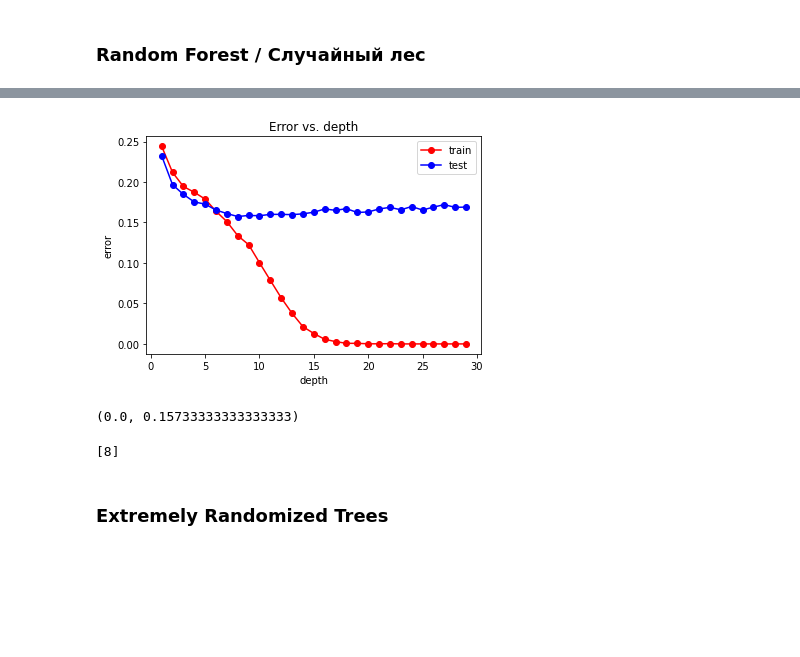
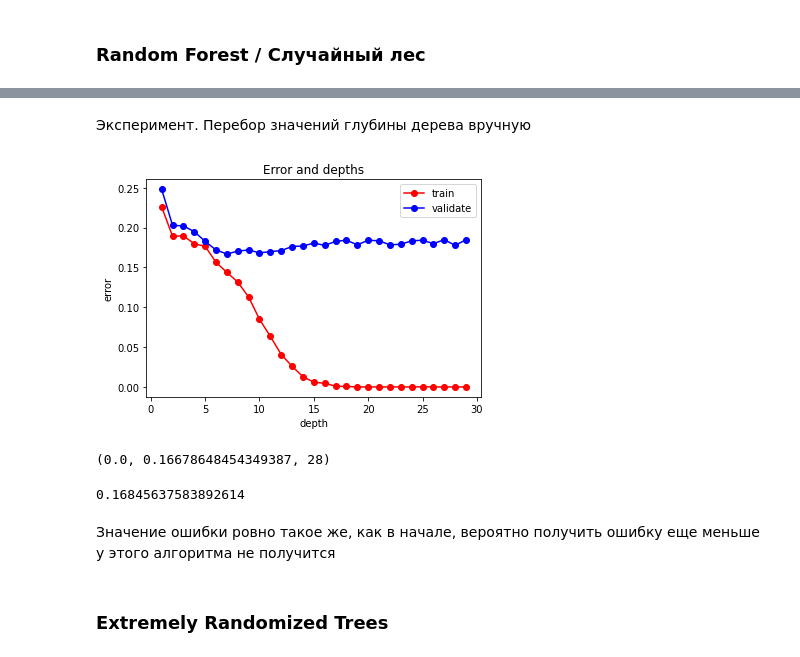
Before and after one commit to PureEvil-UselessMan/MachineLearningAndDataAnalysis, a Jupyter notebook: 00. ML.ipynb, the cells around one changed output, grey strips where cells are left out. Cells and saved outputs as stored; diff of their text form; code cells hidden in the pictures; blank space fills up the shorter version.

```diff
--- a/00. ML.ipynb
+++ b/00. ML.ipynb
@@ -127,0 +302,3 @@ sns.pairplot(data[["VEHICLE_OWNERSHIP", "CREDIT_SCORE", "OUTCOME"]], hue="OUTCOM
+# %%
+rows_to_drop = data[data['PAST_ACCIDENTS'] > data['PAST_ACCIDENTS'].quantile(0.997)].index
+len(rows_to_drop)
@@ -127,0 +307,2 @@ sns.pairplot(data[["VEHICLE_OWNERSHIP", "CREDIT_SCORE", "OUTCOME"]], hue="OUTCOM
+# %%
+data = data.drop(rows_to_drop)
@@ -475,37 +826,47 @@ y_test_pred_svc = rf.predict(X_test)
-# %%
-depth = np.arange(1, 30)
-test_err = []
-train_err = []
-for dep in depth:
-    rand_forest_model = RandomForestClassifier(max_depth = dep)
-    rand_forest_model.fit(X_train, y_train)
-
-    y_train_pred = rand_forest_model.predict(X_train)
-    y_test_pred = rand_forest_model.predict(X_test)
-    train_err.append(np.mean(y_train != y_train_pred))
-    test_err.append(np.mean(y_test != y_test_pred))
+# %% [markdown]
+Эксперимент. Перебор значений глубины дерева вручную
+# %%
+depths = np.arange(1, 30)
+train_errs = []
+validate_errs = []
+best_depth = 1
+# Разделение на тренировочные и проверочные данные
+X_train_train, X_validate, y_train_train, y_validate = train_test_split(X_train, y_train, test_size = 0.2, random_state = 42)
+for depth in depths:
+    rf_f = RandomForestClassifier(max_depth = depth)
+    rf_f.fit(X_train_train, y_train_train)
+    train_errs.append(1 - rf_f.score(X_train_train, y_train_train))
+    validate_err = 1 - rf_f.score(X_validate, y_validate)
+    try:
+        if validate_err < validate_errs[-1]:
+            best_depth = depth
+    except:
+        pass
+    validate_errs.append(1 - rf_f.score(X_validate, y_validate))
 # %%
-hidden_layer = np.arange(1, 30)
-plt.plot(hidden_layer, train_err, 'r-o', label = 'train')
-plt.plot(hidden_layer, test_err, 'b-o', label = 'test')
-plt.title('Error vs. depth')
+plt.plot(depths, train_errs, 'r-o', label = 'train')
+plt.plot(depths, validate_errs, 'b-o', label = 'validate')
+plt.title('Error and depths')
 plt.xlabel('depth')
 plt.ylabel('error')
 plt.legend()
 plt.show()
 # %% [output]
-[figure, old version]
+[figure, new version]
 # %%
-min_train_err = np.min(train_err)
-min_test_err = np.min(test_err)
-min_train_err, min_test_err
+min_train_err = np.min(train_errs)
+min_validate_err = np.min(validate_errs)
+min_train_err, min_validate_err, best_depth
 # %% [output]
-(0.0, 0.15733333333333333)
+(0.0, 0.16678648454349387, 28)
-# %%
-dep_opt = depth[test_err == min_test_err]
-print(dep_opt)
-# %% [output]
-[8]
+# %%
+rf_res = RandomForestClassifier(max_depth = best_depth)
+rf_res.fit(X_train, y_train)
+1 - rf_res.score(X_test, y_test)
+# %% [output]
+0.16845637583892614
+# %% [markdown]
+Значение ошибки ровно такое же, как в начале, вероятно получить ошибку еще меньше у этого алгоритма не получится
 # %% [markdown]
 ### Extremely Randomized Trees
 # %%
```
Also changed, not shown: parts of 151 cells of this notebook.
